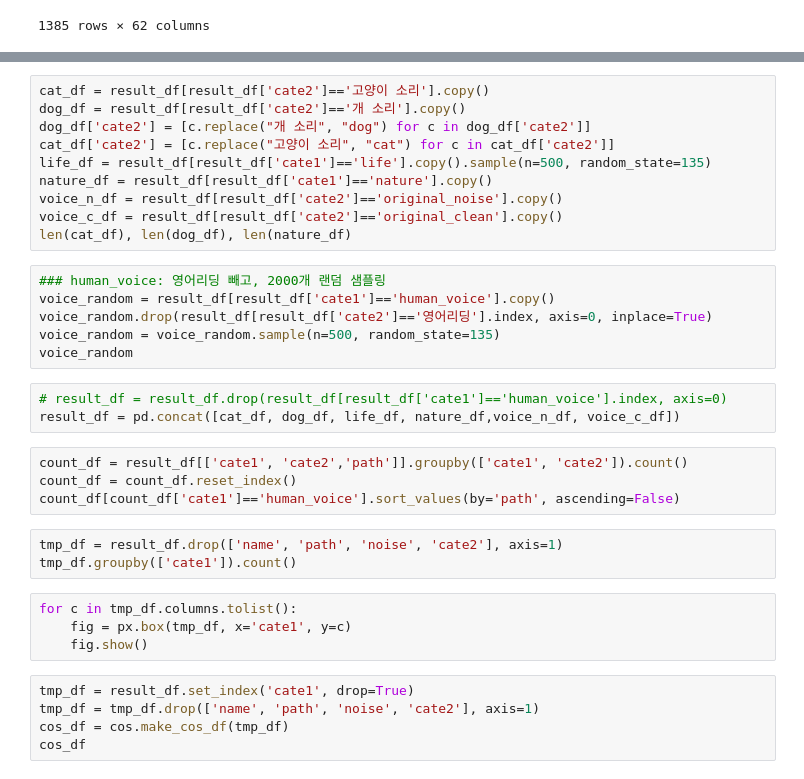
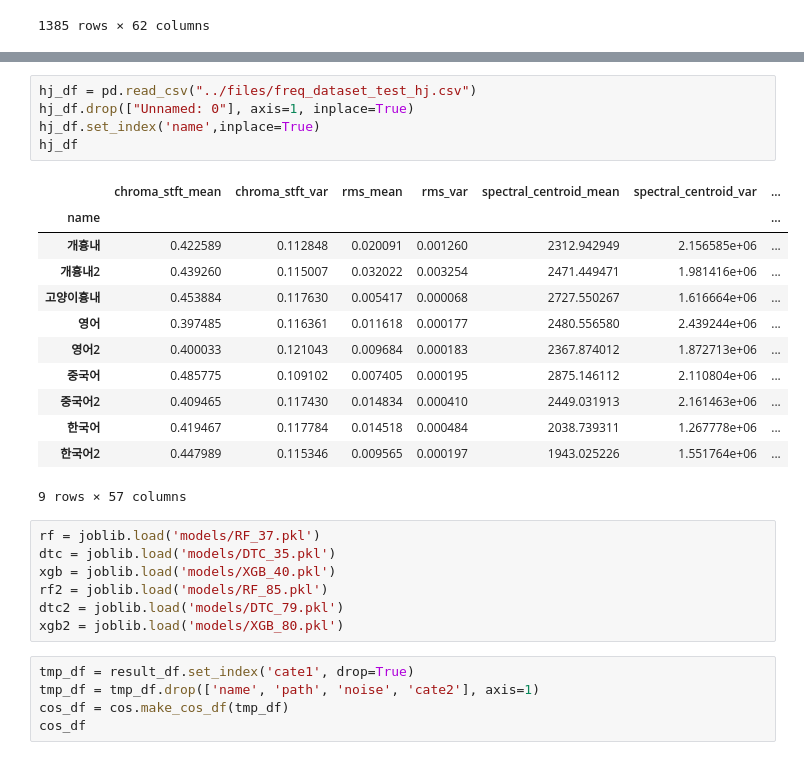
Before and after one commit to HyunjinKIM-Chloe/sai, a Jupyter notebook: codes/minitest_human_catdog_noise.ipynb, the cells around one changed output, grey strips where cells are left out. Cells and saved outputs as stored; diff of their text form.

```diff
--- a/codes/minitest_human_catdog_noise.ipynb
+++ b/codes/minitest_human_catdog_noise.ipynb
@@ -136,33 +164,28 @@ check_df.groupby(['y_pred', 'noise']).count()
 # %%
-cat_df = result_df[result_df['cate2']=='고양이 소리'].copy()
-dog_df = result_df[result_df['cate2']=='개 소리'].copy()
-dog_df['cate2'] = [c.replace("개 소리", "dog") for c in dog_df['cate2']]
-cat_df['cate2'] = [c.replace("고양이 소리", "cat") for c in cat_df['cate2']]
-life_df = result_df[result_df['cate1']=='life'].copy().sample(n=500, random_state=135)
-nature_df = result_df[result_df['cate1']=='nature'].copy()
-voice_n_df = result_df[result_df['cate2']=='original_noise'].copy()
-voice_c_df = result_df[result_df['cate2']=='original_clean'].copy()
-len(cat_df), len(dog_df), len(nature_df)
+hj_df = pd.read_csv("../files/freq_dataset_test_hj.csv")
+hj_df.drop(["Unnamed: 0"], axis=1, inplace=True)
+hj_df.set_index('name',inplace=True)
+hj_df
+# %% [output]
+|  | chroma_stft_mean | chroma_stft_var | rms_mean | rms_var | spectral_centroid_mean | spectral_centroid_var | ... |
+| name |  |  |  |  |  |  | ... |
+| 개흉내 | 0.422589 | 0.112848 | 0.020091 | 0.001260 | 2312.942949 | 2.156585e+06 | ... |
+| 개흉내2 | 0.439260 | 0.115007 | 0.032022 | 0.003254 | 2471.449471 | 1.981416e+06 | ... |
+| 고양이흉내 | 0.453884 | 0.117630 | 0.005417 | 0.000068 | 2727.550267 | 1.616664e+06 | ... |
+| 영어 | 0.397485 | 0.116361 | 0.011618 | 0.000177 | 2480.556580 | 2.439244e+06 | ... |
+| 영어2 | 0.400033 | 0.121043 | 0.009684 | 0.000183 | 2367.874012 | 1.872713e+06 | ... |
+| 중국어 | 0.485775 | 0.109102 | 0.007405 | 0.000195 | 2875.146112 | 2.110804e+06 | ... |
+| 중국어2 | 0.409465 | 0.117430 | 0.014834 | 0.000410 | 2449.031913 | 2.161463e+06 | ... |
+| 한국어 | 0.419467 | 0.117784 | 0.014518 | 0.000484 | 2038.739311 | 1.267778e+06 | ... |
+| 한국어2 | 0.447989 | 0.115346 | 0.009565 | 0.000197 | 1943.025226 | 1.551764e+06 | ... |
+9 rows × 57 columns
 # %%
-### human_voice: 영어리딩 빼고, 2000개 랜덤 샘플링
-voice_random = result_df[result_df['cate1']=='human_voice'].copy()
-voice_random.drop(result_df[result_df['cate2']=='영어리딩'].index, axis=0, inplace=True)
-voice_random = voice_random.sample(n=500, random_state=135)
-voice_random
+rf = joblib.load('models/RF_37.pkl')
+dtc = joblib.load('models/DTC_35.pkl')
+xgb = joblib.load('models/XGB_40.pkl')
+rf2 = joblib.load('models/RF_85.pkl')
+dtc2 = joblib.load('models/DTC_79.pkl')
+xgb2 = joblib.load('models/XGB_80.pkl')
-# %%
-# result_df = result_df.drop(result_df[result_df['cate1']=='human_voice'].index, axis=0)
-result_df = pd.concat([cat_df, dog_df, life_df, nature_df,voice_n_df, voice_c_df])
-# %%
-count_df = result_df[['cate1', 'cate2','path']].groupby(['cate1', 'cate2']).count()
-count_df = count_df.reset_index()
-count_df[count_df['cate1']=='human_voice'].sort_values(by='path', ascending=False)
-# %%
-tmp_df = result_df.drop(['name', 'path', 'noise', 'cate2'], axis=1)
-tmp_df.groupby(['cate1']).count()
-# %%
-for c in tmp_df.columns.tolist():
-    fig = px.box(tmp_df, x='cate1', y=c)
-    fig.show()
 # %%
 tmp_df = result_df.set_index('cate1', drop=True)
 tmp_df = tmp_df.drop(['name', 'path', 'noise', 'cate2'], axis=1)
```
Also changed, not shown: parts of 10 cells of this notebook, 5 other files.
